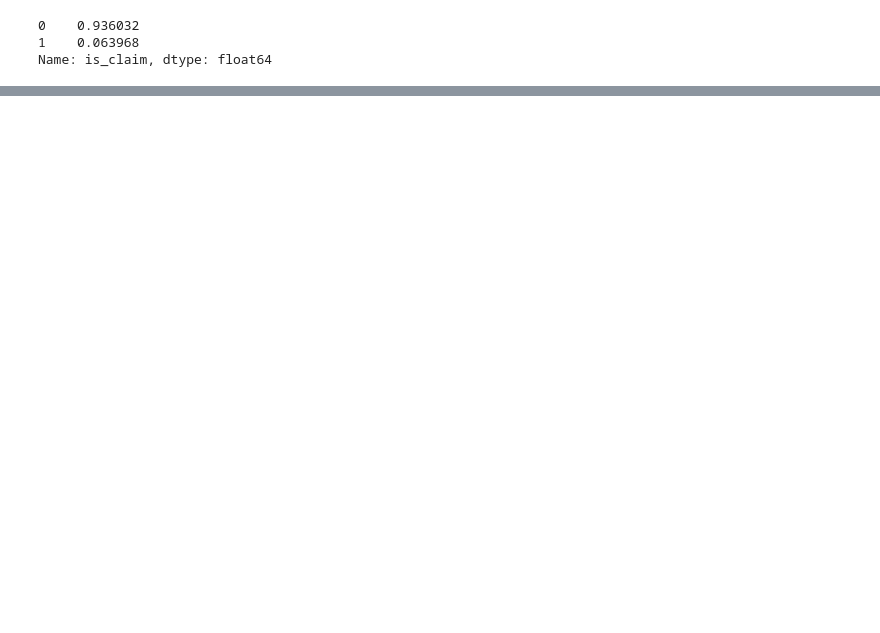
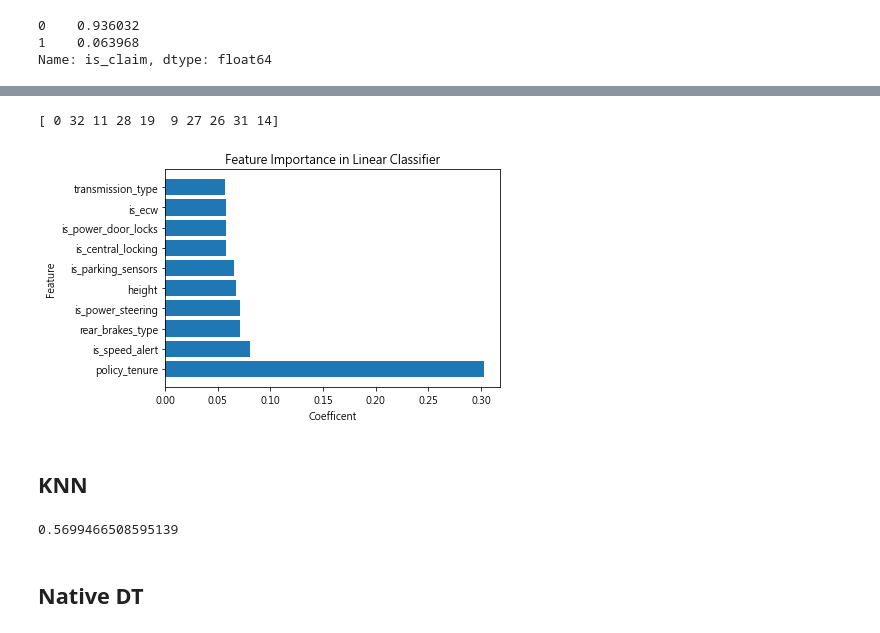
Before and after one commit to leeeating/ML_HW1, a Jupyter notebook: data_EDA.ipynb, the cells around one changed output, grey strips where cells are left out. Cells and saved outputs as stored; diff of their text form; code cells hidden in the pictures; blank space fills up the shorter version.

```diff
--- a/data_EDA.ipynb
+++ b/data_EDA.ipynb
@@ -236,0 +256,17 @@ Xtrain, Xtest, ytrain, ytest = train_test_split(X, y, test_size = 0.3 , random_s
+# %%
+importance_index = lc.feature_importance()
+
+print(importance_index)
+
+plt.barh(df.columns[importance_index], np.abs(lc.w)[importance_index])
+
+plt.title("Feature Importance in Linear Classifier")
+plt.xlabel("Coefficent")
+plt.ylabel("Feature")
+
+plt.show()
+# %% [output]
+[ 0 32 11 28 19  9 27 26 31 14]
+[figure, added]
+# %% [markdown]
+## KNN
@@ -237 +275,7 @@ Xtrain, Xtest, ytrain, ytest = train_test_split(X, y, test_size = 0.3 , random_s
+# %%
+knn.score(Xtest, ytest)
+# %% [output]
+0.5699466508595139
+# %% [markdown]
+## Native DT
 # %%
```
Also changed, not shown: parts of 37 cells of this notebook, 1 other file.
